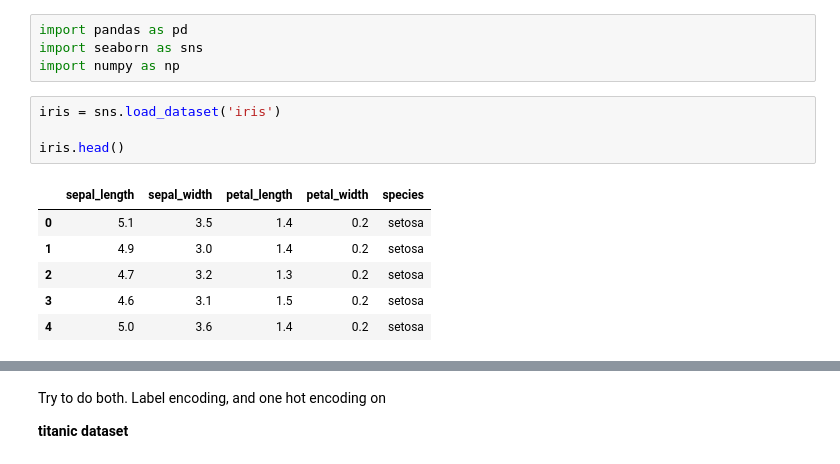
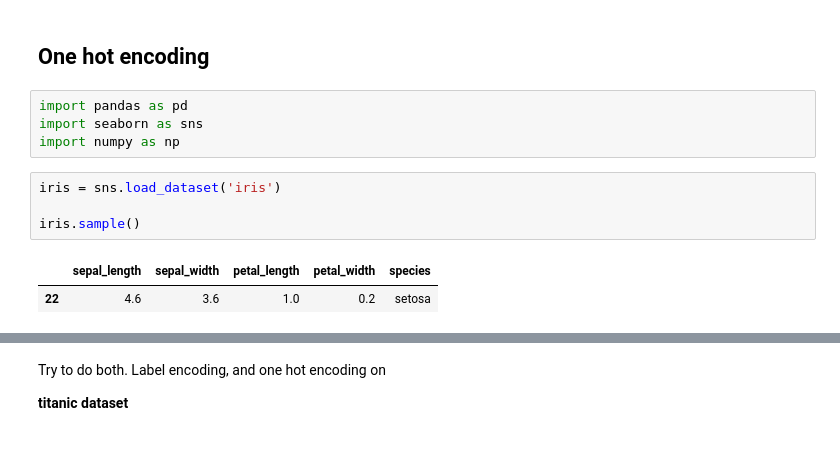
Before and after one commit to domandaris-89/AIML-Batch2, a Jupyter notebook: Day 21 - Feature Engineering/in class one hot encoding.ipynb, the cells around one changed output, grey strips where cells are left out. Saved outputs shown, nothing was run; the diff lists cells and outputs as text.

```diff
--- a/Day 21 - Feature Engineering/in class one hot encoding.ipynb
+++ b/Day 21 - Feature Engineering/in class one hot encoding.ipynb
@@ -1,3 +1,5 @@
+# %% [markdown]
+## One hot encoding
 # %%
 import pandas as pd
 import seaborn as sns
@@ -5,11 +7,7 @@ import numpy as np
 # %%
 iris = sns.load_dataset('iris')
 
-iris.head()
+iris.sample()
 # %% [output]
 |  | sepal_length | sepal_width | petal_length | petal_width | species |
-| 0 | 5.1 | 3.5 | 1.4 | 0.2 | setosa |
-| 1 | 4.9 | 3.0 | 1.4 | 0.2 | setosa |
-| 2 | 4.7 | 3.2 | 1.3 | 0.2 | setosa |
-| 3 | 4.6 | 3.1 | 1.5 | 0.2 | setosa |
-| 4 | 5.0 | 3.6 | 1.4 | 0.2 | setosa |
+| 22 | 4.6 | 3.6 | 1.0 | 0.2 | setosa |
```
Also changed, not shown: parts of 13 cells of this notebook, 5 other files.
